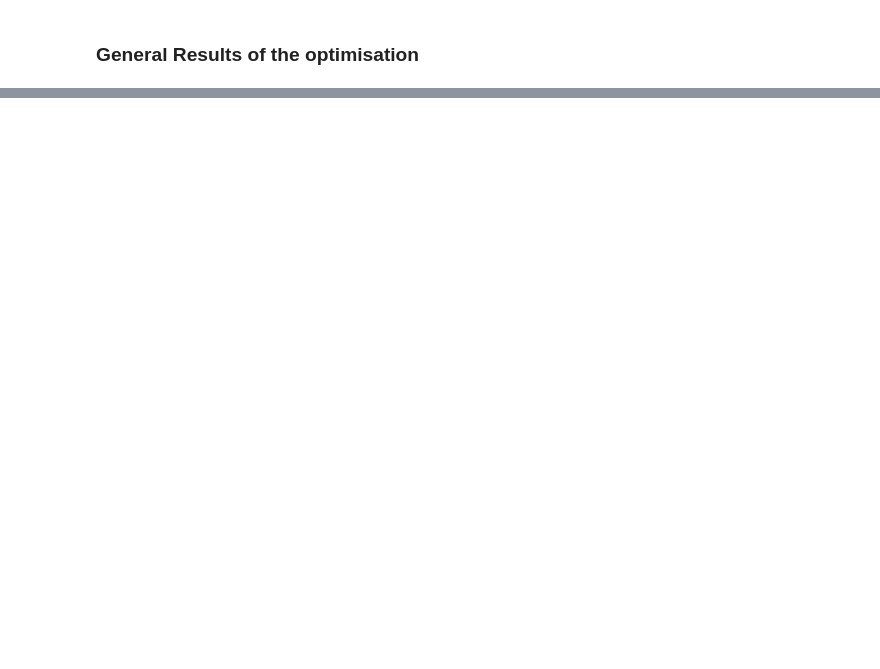
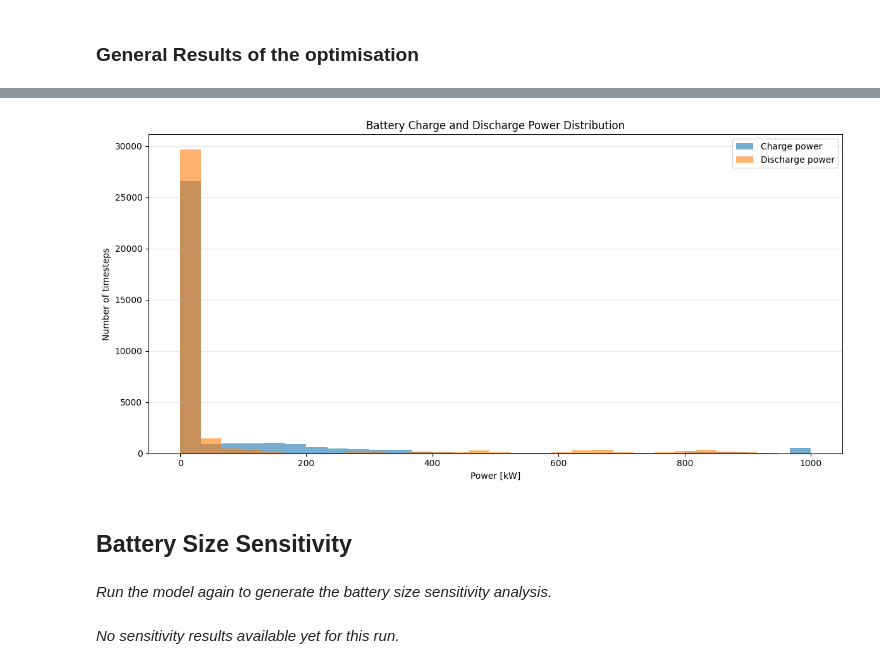
Before and after one commit to diegomalsiner1/CS1-Swiss-Post, a Jupyter notebook: results_sheet.ipynb, the cells around one changed output, grey strips where cells are left out. Drawn from its saved outputs; the diff is of its cells as text; code cells hidden in the pictures; blank space fills up the shorter version.

Commit message:
Results update

```diff
--- a/results_sheet.ipynb
+++ b/results_sheet.ipynb
@@ -30,2 +228,55 @@ display(kpi_df.style.format({"Value": "{:,.2f}"}))
+# %%
+if {"battery_charge_power", "battery_discharge_power"}.issubset(df.columns):
+    fig, ax = plt.subplots(figsize=(12, 6))
+    ax.hist(df["battery_charge_power"], bins=30, alpha=0.6, label="Charge power", color="tab:blue")
+    ax.hist(df["battery_discharge_power"], bins=30, alpha=0.6, label="Discharge power", color="tab:orange")
+    ax.set_xlabel("Power [kW]")
+    ax.set_ylabel("Number of timesteps")
+    ax.set_title("Battery Charge and Discharge Power Distribution")
+    ax.legend()
+    ax.grid(axis="y", alpha=0.3)
+    plt.tight_layout()
+    plt.show()
+else:
+    display(Markdown("_Run the model again to generate charge/discharge power distributions for this section._"))
+# %% [output]
+[figure, added]
+# %%
+display(Markdown("## Battery Size Sensitivity"))
+if df_battery_sensitivity.empty:
+    display(Markdown("_Run the model again to generate the battery size sensitivity analysis._"))
+else:
+    display(df_battery_sensitivity.style.format({
+        "battery_size_kwh": format_value,
+        "annual_savings": format_value,
+        "npv": format_value,
+        "payback_years": format_value,
+        "discounted_payback_years": format_value,
+    }))
+# %% [output]
+## Battery Size Sensitivity
+_Run the model again to generate the battery size sensitivity analysis._
+# %%
+plot_df = df_battery_sensitivity[df_battery_sensitivity["status"].isin(["baseline", "optimal"])].copy() if not df_battery_sensitivity.empty else df_battery_sensitivity
+if not plot_df.empty:
+    fig, ax1 = plt.subplots(figsize=(12, 6))
+    ax1.plot(plot_df["battery_size_kwh"], plot_df["annual_savings"], marker="o", color="tab:blue")
+    ax1.set_xlabel("Battery size [kWh]")
+    ax1.set_ylabel("Annual savings [CHF/year]", color="tab:blue")
+    ax1.tick_params(axis="y", labelcolor="tab:blue")
+    ax1.grid(True, alpha=0.3)
+
+    ax2 = ax1.twinx()
+    ax2.plot(plot_df["battery_size_kwh"], plot_df["npv"], marker="s", color="tab:red")
+    ax2.set_ylabel("NPV [CHF]", color="tab:red")
+    ax2.tick_params(axis="y", labelcolor="tab:red")
+
+    plt.title("Sensitivity Plot of Battery Size vs NPV / Annual Savings")
+    plt.tight_layout()
+    plt.show()
+else:
+    display(Markdown("_No sensitivity results available yet for this run._"))
+# %% [output]
+_No sensitivity results available yet for this run._
 # %%
 ## 2. Battery State of Charge (Seasonal Samples)
```
Also changed, not shown: parts of 9 cells of this notebook, 6 other files.
